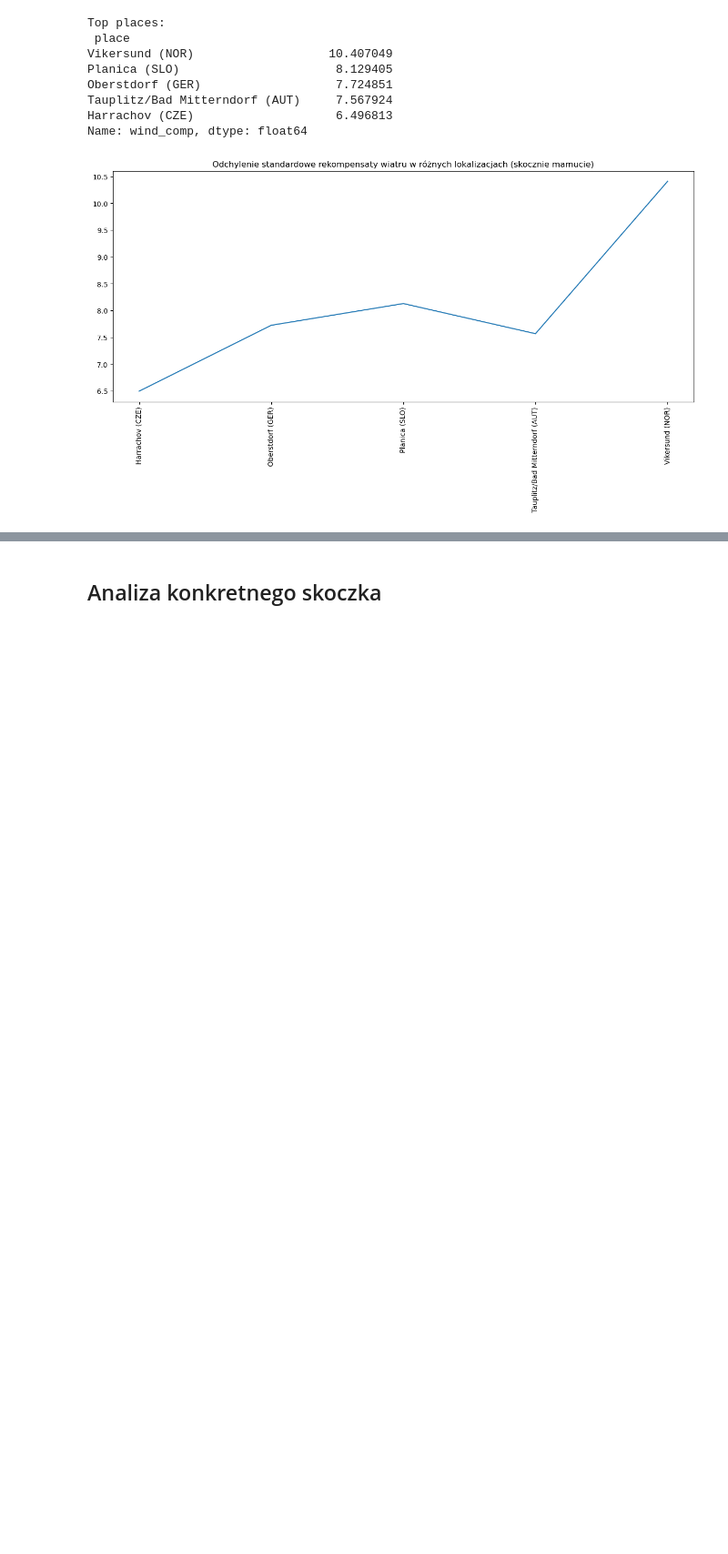
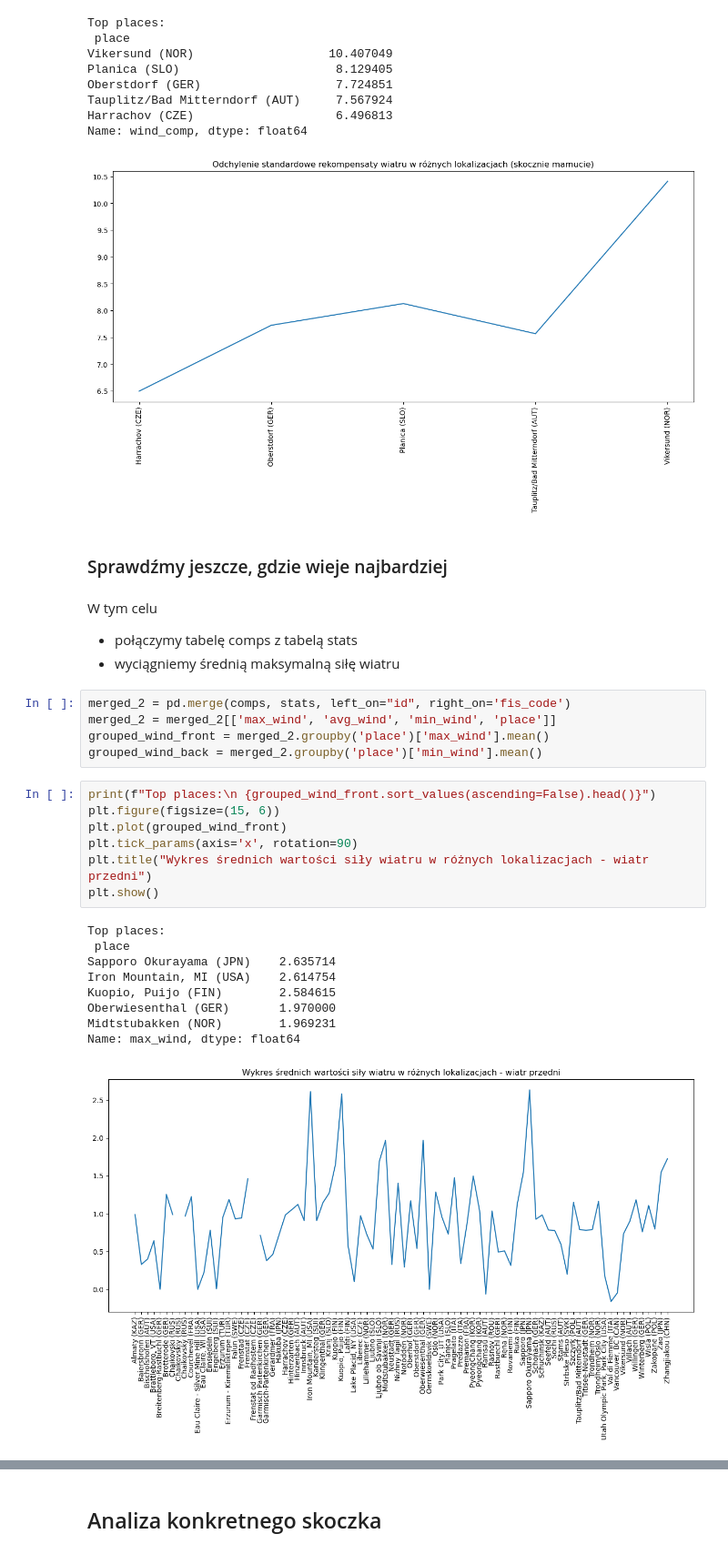
Before and after one commit to jakub-milasz/ski_jumping_analysis, a Jupyter notebook: ski_jumping.ipynb, the cells around one changed output, grey strips where cells are left out. Shown at 91% size. Drawn from its saved outputs; the diff is of its cells as text; blank space fills up the shorter version.

Commit message:
New wind analysis

```diff
--- a/ski_jumping.ipynb
+++ b/ski_jumping.ipynb
@@ -134,3 +134,31 @@ Tauplitz/Bad Mitterndorf (AUT)     7.567924
 Harrachov (CZE)                    6.496813
 Name: wind_comp, dtype: float64
 [figure]
+# %% [markdown]
+### Sprawdźmy jeszcze, gdzie wieje najbardziej
+# %% [markdown]
+W tym celu
+- połączymy tabelę comps z tabelą stats
+- wyciągniemy średnią maksymalną siłę wiatru
+# %%
+merged_2 = pd.merge(comps, stats, left_on="id", right_on='fis_code')
+merged_2 = merged_2[['max_wind', 'avg_wind', 'min_wind', 'place']]
+grouped_wind_front = merged_2.groupby('place')['max_wind'].mean()
+grouped_wind_back = merged_2.groupby('place')['min_wind'].mean()
+# %%
+print(f"Top places:\n {grouped_wind_front.sort_values(ascending=False).head()}")
+plt.figure(figsize=(15, 6))
+plt.plot(grouped_wind_front)
+plt.tick_params(axis='x', rotation=90)
+plt.title("Wykres średnich wartości siły wiatru w różnych lokalizacjach - wiatr przedni")
+plt.show()
+# %% [output]
+Top places:
+ place
+Sapporo Okurayama (JPN)    2.635714
+Iron Mountain, MI (USA)    2.614754
+Kuopio, Puijo (FIN)        2.584615
+Oberwiesenthal (GER)       1.970000
+Midtstubakken (NOR)        1.969231
+Name: max_wind, dtype: float64
+[figure, added]
```
Also changed, not shown: parts of 1 cell of this notebook.
